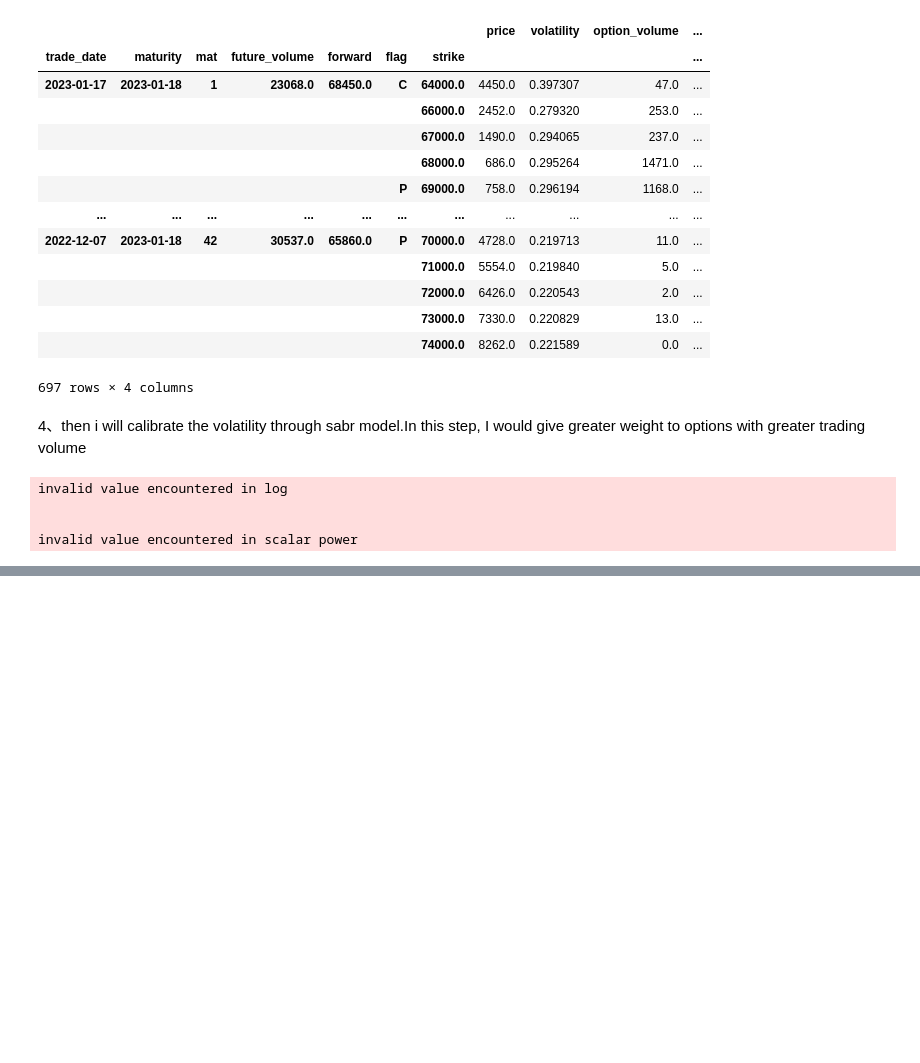
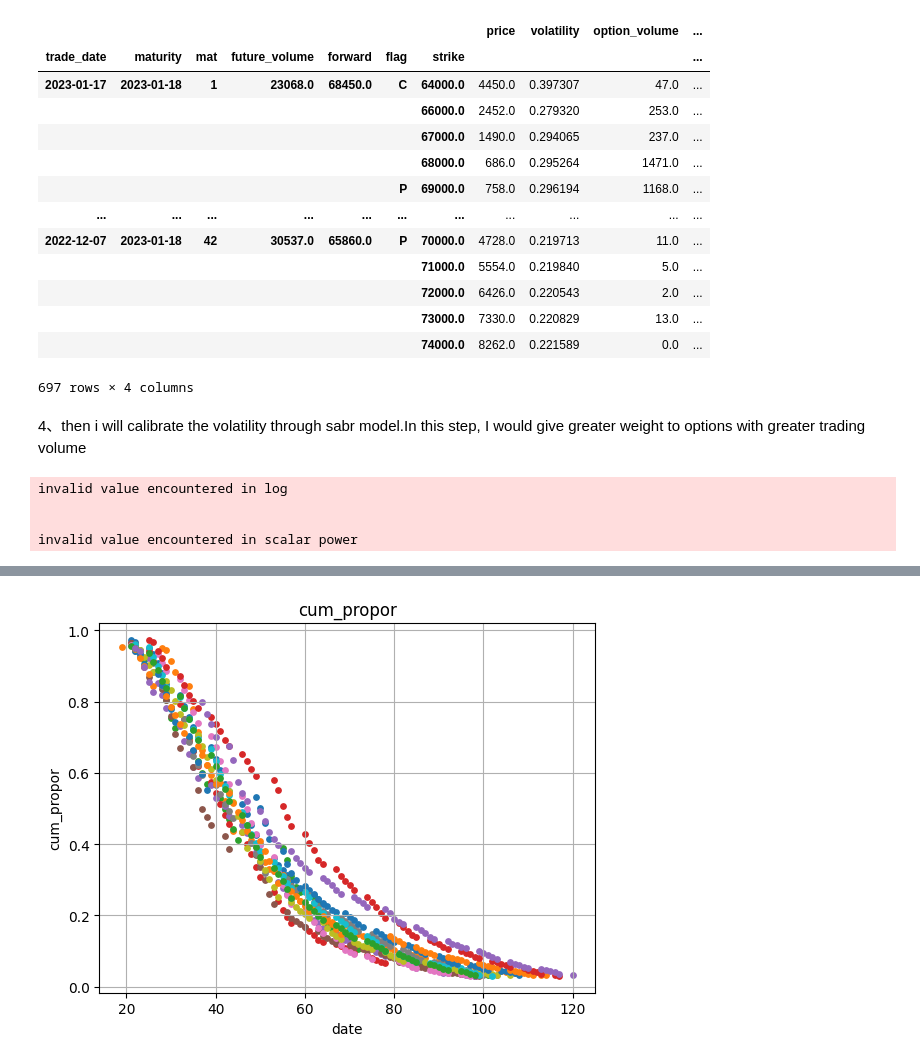
Before and after one commit to alvinonmars/Quantitative-internship, a Jupyter notebook: 毕业设计/code/predict.ipynb, the cells around one changed output, grey strips where cells are left out. Saved outputs shown, nothing was run; the diff lists cells and outputs as text; code cells hidden in the pictures; blank space fills up the shorter version.

```diff
--- a/毕业设计/code/predict.ipynb
+++ b/毕业设计/code/predict.ipynb
@@ -326,0 +430,5 @@ plt.show()
+# %%
+all_options = fb.data.futuresoptions.info()
+# %%
+underlyingid0 = np.unique(all_options.index.get_level_values('underlyingid'))
+underlyingid_lst = [s for s in underlyingid0 if int(s[-4:-2]) == 23 or (int(s[-4:-2]) == 24 and int(s[-2:]) <= 3)]
@@ -326,0 +500,27 @@ plt.show()
+# %%
+# first,get the data set
+names = tau_all_df.loc[tau_all_df.index.get_level_values('id') == 'CU'].index.get_level_values('underlyingid')
+proportion_lst = []
+fit_lst = []
+for name in tqdm(names):
+    liquid = total_liquid(name)
+    proportion = liquid.get_propor()
+    # I will remove some useless information based on option_volume
+    zeros_mask = (proportion['option_volume'].shift(1)+proportion['option_volume'].shift(-1)).fillna(0) != 0
+    proportion_fit = proportion[zeros_mask]
+    if tau_lst is None:
+        pass
+    else:
+        proportion_fit['total_volume'] = proportion_fit['option_volume']/proportion_fit['future_volume']
+        proportion_fit['option_volume_change'] = proportion_fit['option_volume']/proportion_fit['option_volume'].shift(-1) -1
+        proportion_fit['future_volume_change'] = proportion_fit['future_volume']/proportion_fit['future_volume'].shift(-1) -1
+        proportion_fit['total_volume_cumsum'] = proportion_fit['total_volume'][::-1].cumsum()
+        proportion_fit['total_volume_cumsum_op'] = proportion_fit['total_volume_cumsum']-proportion_fit['total_volume_cumsum'][::-1].expanding().mean()
+
+        # moreover ,When cum_propor is close to 0 or 1, it is difficult to fit. In fact, we do not need this part of the data.
+        fit_mask = (proportion_fit['cum_propor']>0.03)
+        fit_lst.append(fit_mask)
+        proportion_lst.append(proportion_fit)
+
+
+proportion_df = pd.concat(proportion_lst,axis =0)
@@ -326,0 +544,10 @@ plt.show()
+# %%
+plt.xlabel('date')
+plt.ylabel('cum_propor')
+plt.title("cum_propor")
+for i in range(len(proportion_lst)):
+    plt.scatter(proportion_lst[i][fit_lst[i]].index,proportion_lst[i][fit_lst[i]].cum_propor,s= 15)
+plt.grid(True)
+plt.show()
+# %% [output]
+[figure, added]
```
Also changed, not shown: parts of 33 cells of this notebook, 2 other files.
